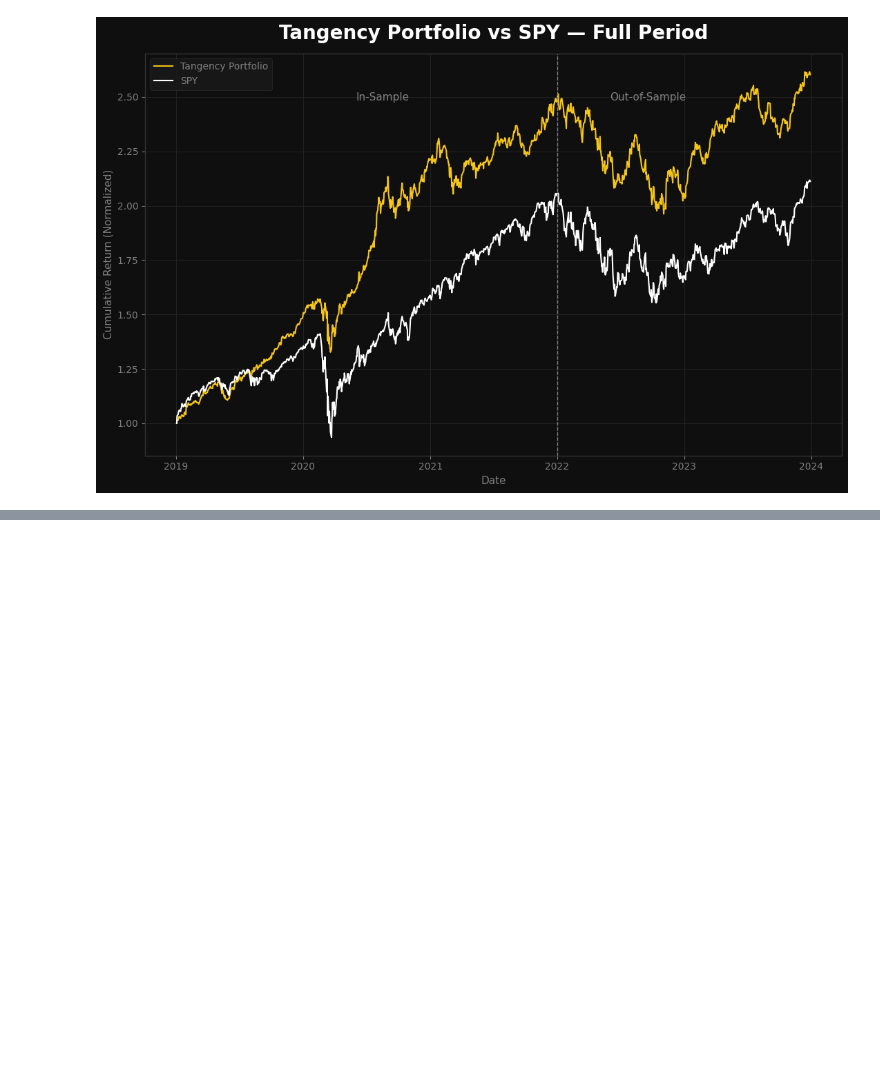
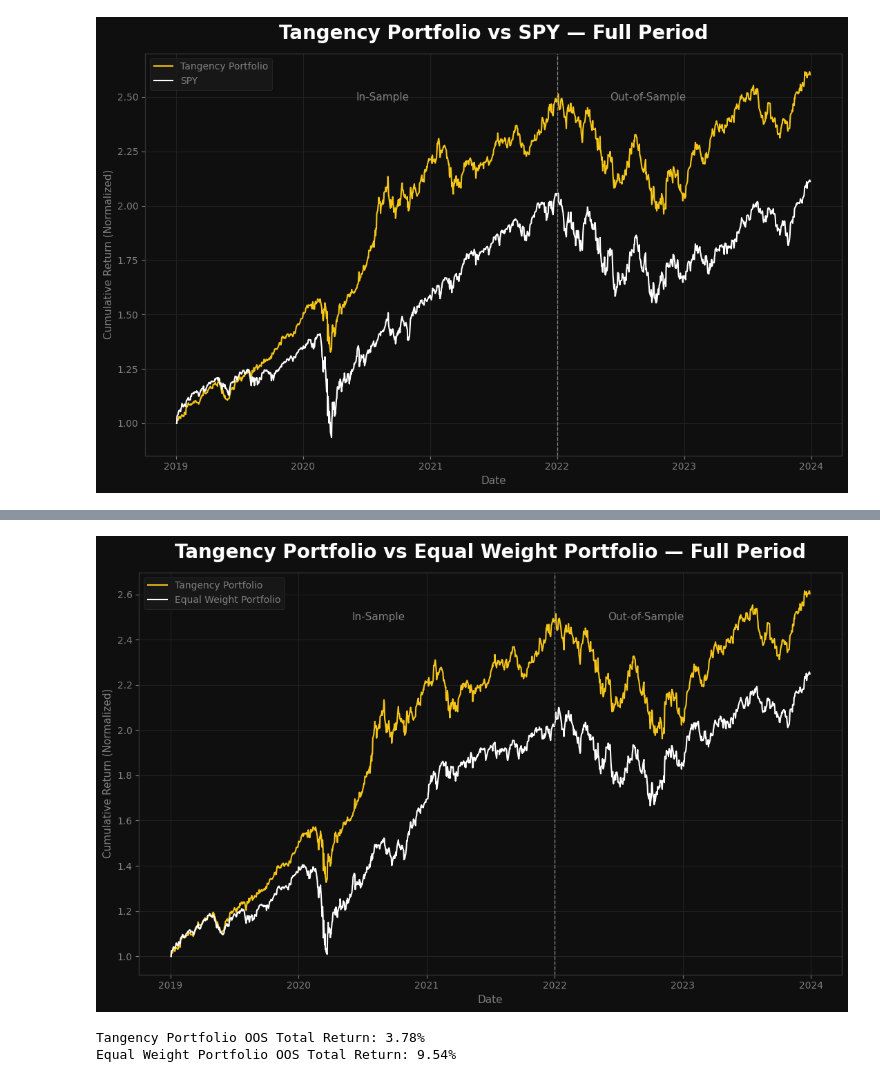
Before and after one commit to szymon-ml/quant-portfolio-analysis, a Jupyter notebook: notebooks/unstructured_testing.ipynb, the cells around one changed output, grey strips where cells are left out. Saved outputs shown, nothing was run; the diff lists cells and outputs as text; code cells hidden in the pictures; blank space fills up the shorter version.

```diff
--- a/notebooks/unstructured_testing.ipynb
+++ b/notebooks/unstructured_testing.ipynb
@@ -1858,0 +1875,46 @@ plt.show()
+# %%
+# normalize both to start at 1 on the first day
+portfolio_full = stress_test_return_path.dropna() / stress_test_return_path.dropna().iloc[0]
+eq_return_path = pd.Series(eq_return_path, stress_test_return_path.index)
+eq_full = eq_return_path.dropna() / eq_return_path.dropna().iloc[0]
+
+fig, ax = plt.subplots(figsize=(11, 7))
+fig.patch.set_facecolor('#0f0f0f')
+ax.set_facecolor('#0f0f0f')
+
+ax.plot(portfolio_full.index, portfolio_full.values, color='#f5c518', linewidth=1.5, label='Tangency Portfolio')
+ax.plot(eq_full.index, eq_full.values, color='white', linewidth=1.5, label='Equal Weight Portfolio')
+
+# train/test split line
+ax.axvline(x=pd.Timestamp('2022-01-01'), color='grey', linewidth=1, linestyle='--')
+ax.text(pd.Timestamp('2020-06-01'), portfolio_full.max() * 0.95, 'In-Sample', color='grey', fontsize=11)
+ax.text(pd.Timestamp('2022-06-01'), portfolio_full.max() * 0.95, 'Out-of-Sample', color='grey', fontsize=11)
+
+ax.set_xlabel('Date', color='grey', fontsize=11)
+ax.set_ylabel('Cumulative Return (Normalized)', color='grey', fontsize=11)
+ax.set_title('Tangency Portfolio vs Equal Weight Portfolio — Full Period', color='white', fontsize=20, fontweight='bold', pad=15)
+ax.tick_params(colors='grey')
+for spine in ax.spines.values():
+    spine.set_edgecolor('#333333')
+ax.grid(True, color='#222222', linewidth=0.8)
+ax.legend(facecolor='#1a1a1a', edgecolor='#333333', labelcolor='grey', fontsize=10)
+
+plt.tight_layout()
+plt.show()
+# %% [output]
+[figure, added]
+# %%
+#calculating out of sample return of both:
+oos_start = '2022-01-01'
+
+portfolio_oos = portfolio_full[portfolio_full.index >= oos_start]
+eq_oos = eq_full[eq_full.index >= oos_start]
+
+tangency_total_return = (portfolio_oos.iloc[-1] / portfolio_oos.iloc[0] - 1) * 100
+eq_total_return = (eq_oos.iloc[-1] / eq_oos.iloc[0] - 1) * 100
+
+print(f"Tangency Portfolio OOS Total Return: {tangency_total_return:.2f}%")
+print(f"Equal Weight Portfolio OOS Total Return: {eq_total_return:.2f}%")
+# %% [output]
+Tangency Portfolio OOS Total Return: 3.78%
+Equal Weight Portfolio OOS Total Return: 9.54%
```
Also changed, not shown: parts of 58 cells of this notebook.
